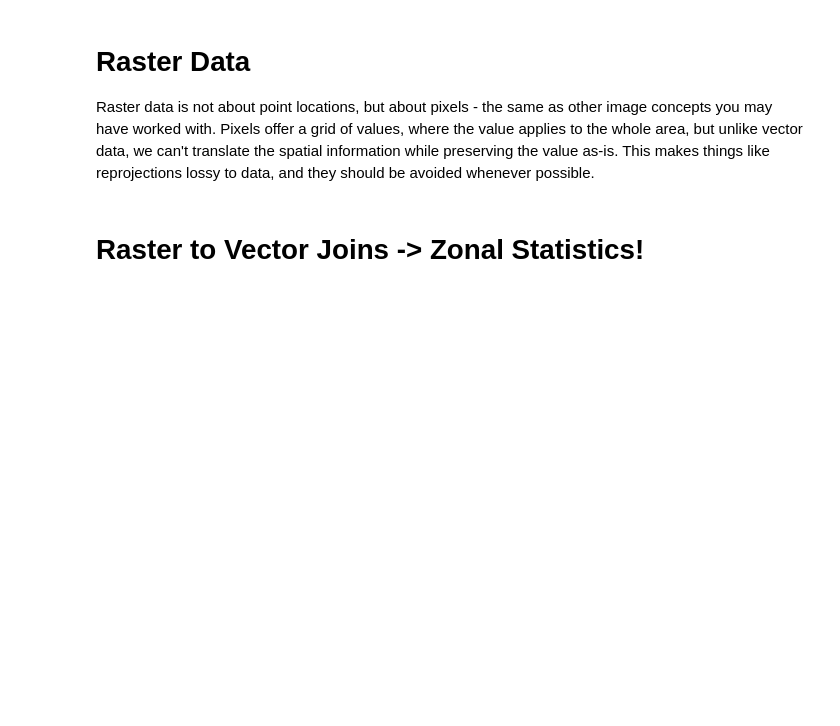
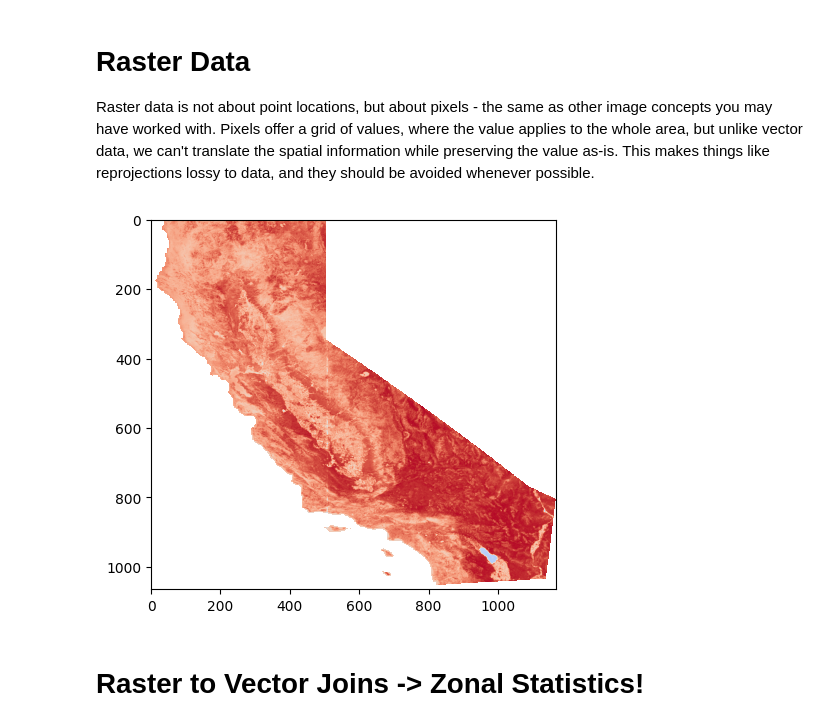
Before and after one commit to nickrsan/spatial-python-tutorial, a Jupyter notebook: Spatial Python Tutorial.ipynb, the cells around one changed output. Saved outputs shown, nothing was run; the diff lists cells and outputs as text; code cells hidden in the pictures; blank space fills up the shorter version.

Commit message:
Adding ET raster and display of the raster in the notebook, including code I'm not using anymore

```diff
--- a/Spatial Python Tutorial.ipynb
+++ b/Spatial Python Tutorial.ipynb
@@ -385,6 +378,35 @@ https://ubc-library-rc.github.io/map-projections/content/choosing-projection.htm
 # %% [markdown]
 # Raster Data
 Raster data is not about point locations, but about pixels - the same as other image concepts you may have worked with. Pixels offer a grid of values, where the value applies to the whole area, but unlike vector data, we can't translate the spatial information while preserving the value as-is. This makes things like reprojections lossy to data, and they should be avoided whenever possible.
+# %%
+import folium
+import rasterio
+import rioxarray
+from osgeo import gdal
+from matplotlib import pyplot
+
+def make_png(raster, out_path):
+    driver = gdal.GetDriverByName("GTIFF")
+    raster_data = gdal.Open(raster)
+    output = driver.CreateCopy(out_path, raster_data, 0)
+    output.FlushCache()
+
+et_image = "data/openet_ca_2022_1km_ensemble_4326.tif"
+png_et_image= "data/openet_ca_2022_1km_ensemble_4326.png"
+
+src = rasterio.open(et_image)
+pyplot.imshow(src.read(1), cmap='coolwarm_r')
+pyplot.show()
+
+#make_png(et_image, png_et_image)
+#et_data_rio = rasterio.open(et_image)
+#et_data_xarray = rioxarray.open_rasterio(et_image).to_numpy()
+#print(et_data_xarray)
+#web_map = folium.Map(location=(37.365, -120), zoom_start=6)
+#folium.raster_layers.ImageOverlay(png_et_image, bounds=[[32.4, -124.5], [42.0, -114.0]]).add_to(web_map)
+#web_map
+# %% [output]
+[figure, added]
 # %% [markdown]
 # Raster to Vector Joins -> Zonal Statistics!
 # %% [markdown]
```
Also changed, not shown: parts of 2 cells of this notebook, 1 other file.
